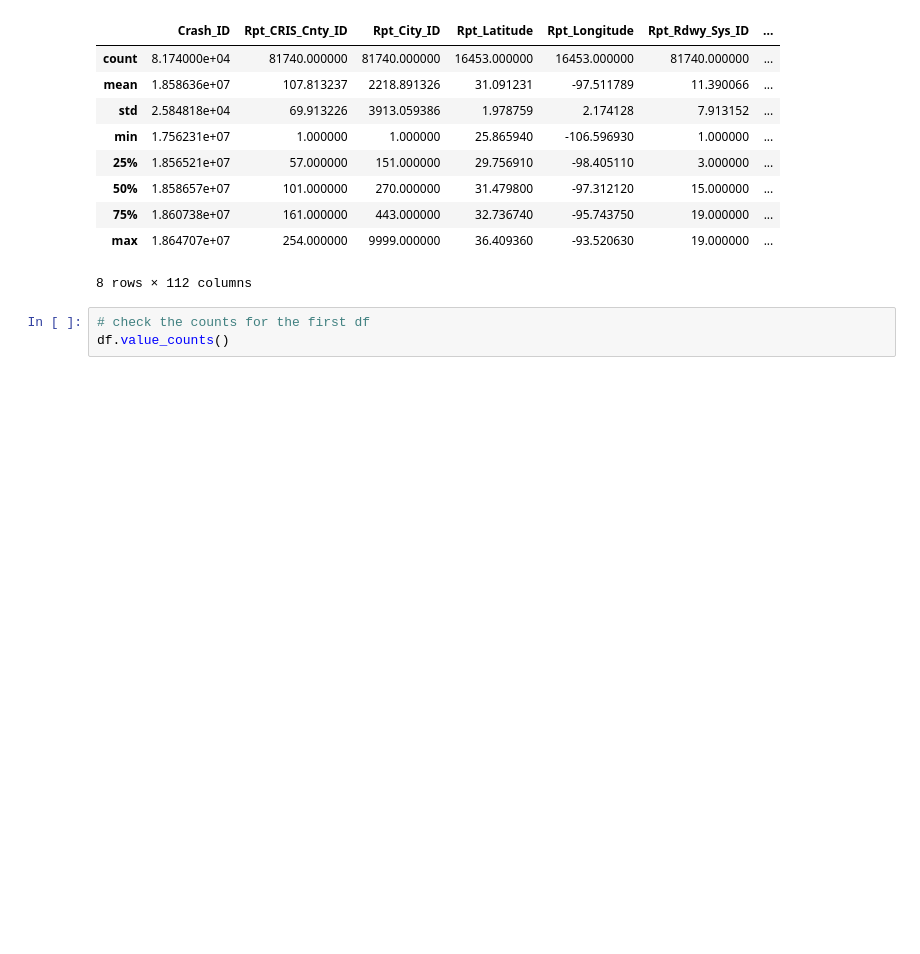
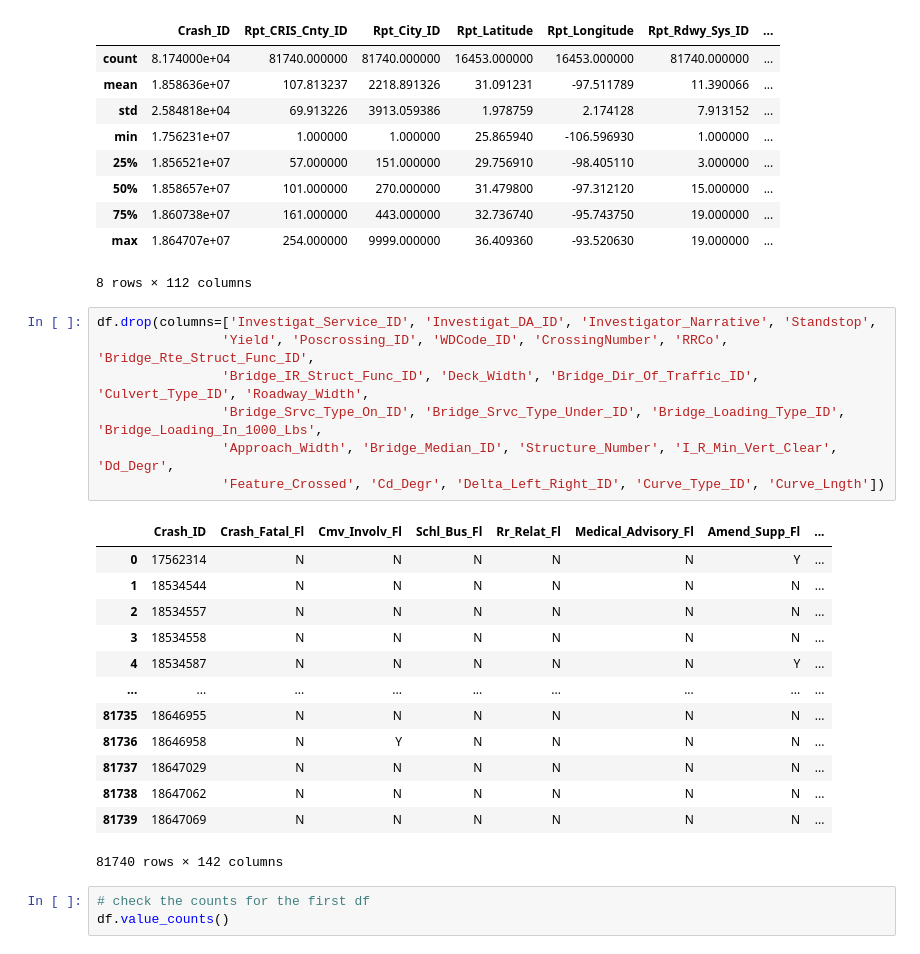
Before and after one commit to randyfrench/texas-motor-vehicle-crashes-2021, a Jupyter notebook: texas_crash_2021.ipynb, the cells around one changed output. Saved outputs shown, nothing was run; the diff lists cells and outputs as text; blank space fills up the shorter version.

```diff
--- a/texas_crash_2021.ipynb
+++ b/texas_crash_2021.ipynb
@@ -45,6 +45,27 @@ df.describe()
 | 75% | 1.860738e+07 | 161.000000 | 443.000000 | 32.736740 | -95.743750 | 19.000000 | ... |
 | max | 1.864707e+07 | 254.000000 | 9999.000000 | 36.409360 | -93.520630 | 19.000000 | ... |
 8 rows × 112 columns
+# %%
+df.drop(columns=['Investigat_Service_ID', 'Investigat_DA_ID', 'Investigator_Narrative', 'Standstop',
+                'Yield', 'Poscrossing_ID', 'WDCode_ID', 'CrossingNumber', 'RRCo', 'Bridge_Rte_Struct_Func_ID',
+                'Bridge_IR_Struct_Func_ID', 'Deck_Width', 'Bridge_Dir_Of_Traffic_ID', 'Culvert_Type_ID', 'Roadway_Width',
+                'Bridge_Srvc_Type_On_ID', 'Bridge_Srvc_Type_Under_ID', 'Bridge_Loading_Type_ID', 'Bridge_Loading_In_1000_Lbs',
+                'Approach_Width', 'Bridge_Median_ID', 'Structure_Number', 'I_R_Min_Vert_Clear', 'Dd_Degr',
+                'Feature_Crossed', 'Cd_Degr', 'Delta_Left_Right_ID', 'Curve_Type_ID', 'Curve_Lngth'])
+# %% [output]
+|  | Crash_ID | Crash_Fatal_Fl | Cmv_Involv_Fl | Schl_Bus_Fl | Rr_Relat_Fl | Medical_Advisory_Fl | Amend_Supp_Fl | ... |
+| 0 | 17562314 | N | N | N | N | N | Y | ... |
+| 1 | 18534544 | N | N | N | N | N | N | ... |
+| 2 | 18534557 | N | N | N | N | N | N | ... |
+| 3 | 18534558 | N | N | N | N | N | N | ... |
+| 4 | 18534587 | N | N | N | N | N | Y | ... |
+| ... | ... | ... | ... | ... | ... | ... | ... | ... |
+| 81735 | 18646955 | N | N | N | N | N | N | ... |
+| 81736 | 18646958 | N | Y | N | N | N | N | ... |
+| 81737 | 18647029 | N | N | N | N | N | N | ... |
+| 81738 | 18647062 | N | N | N | N | N | N | ... |
+| 81739 | 18647069 | N | N | N | N | N | N | ... |
+81740 rows × 142 columns
 # %%
 # check the counts for the first df
 df.value_counts()
```
